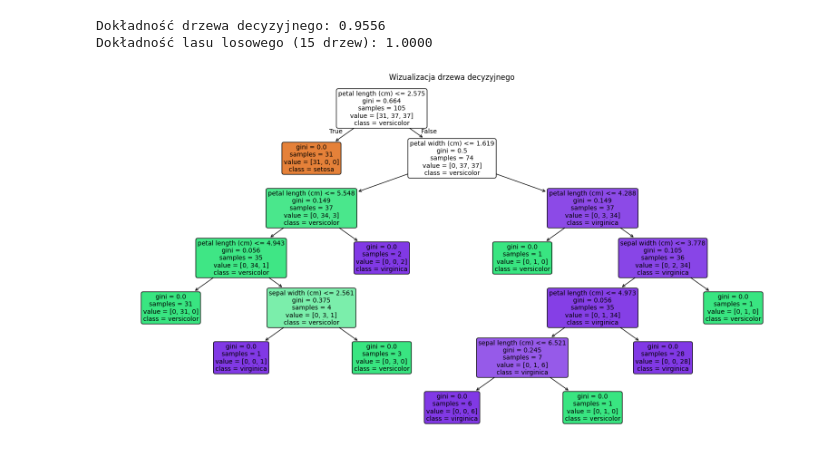
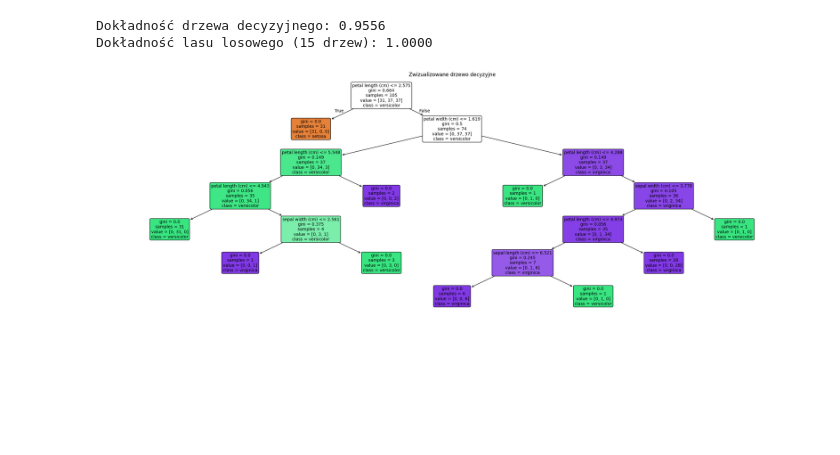
Before and after one commit to Xeesto/UEP, a Jupyter notebook: Entropia.ipynb, the cells around one changed output. Cells and saved outputs as stored; diff of their text form; code cells hidden in the pictures; blank space fills up the shorter version.

```diff
--- a/Entropia.ipynb
+++ b/Entropia.ipynb
@@ -102,15 +102,15 @@ print(f"Dokładność lasu losowego (15 drzew): {forest_accuracy:.2f}")
 Dokładność drzewa decyzyjnego: 0.9556
 Dokładność lasu losowego (15 drzew): 1.0000
 # %%
-# Tworzenie wizualizacji drzewa decyzyjnego
-plt.figure(figsize=(20, 10))
+# 6 - Tworzenie wizualizacji drzewa decyzyjnego
+plt.figure(figsize=(30, 10))
 plot_tree(tree_class,
           feature_names=iris.feature_names,
           class_names=iris.target_names,
           filled=True,
           rounded=True,
           fontsize=10)
 plt.title("Zwizualizowane drzewo decyzyjne")
 plt.show()
 # %% [output]
-[figure, old version]
+[figure, new version]
```
Also changed, not shown: parts of 1 cell of this notebook.
